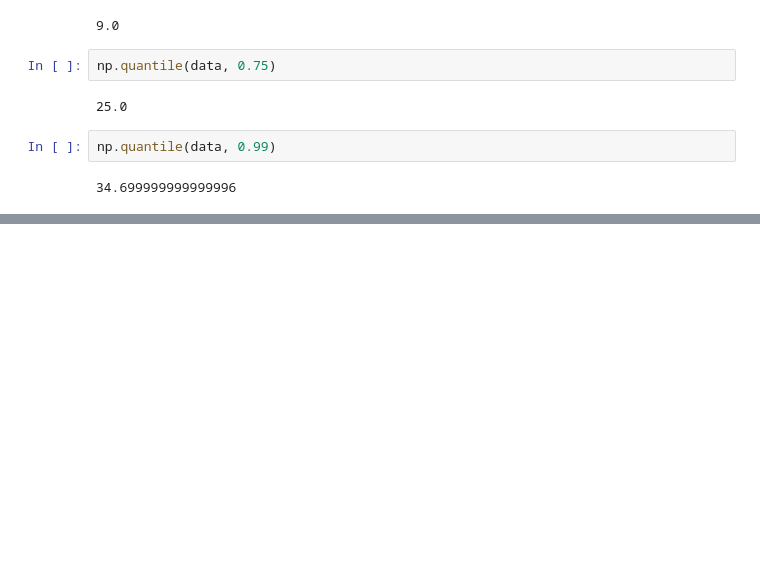
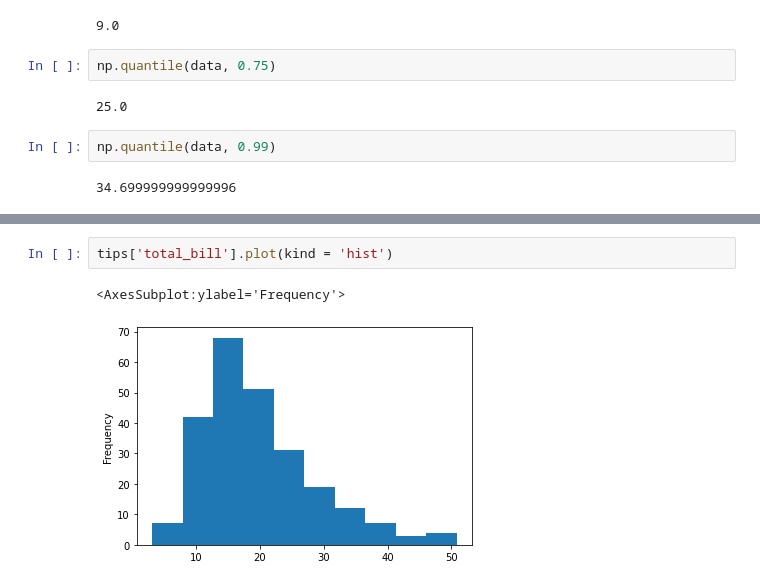
Before and after one commit to navi1910/Data-Science, a Jupyter notebook: Statistics.ipynb, the cells around one changed output, grey strips where cells are left out. Saved outputs shown, nothing was run; the diff lists cells and outputs as text; blank space fills up the shorter version.

```diff
--- a/Statistics.ipynb
+++ b/Statistics.ipynb
@@ -70,0 +177,5 @@ np.quantile(data, 0.99)
+# %%
+tips['total_bill'].plot(kind = 'hist')
+# %% [output]
+<AxesSubplot:ylabel='Frequency'>
+[figure, added]
```
Also changed, not shown: parts of 21 cells of this notebook.
